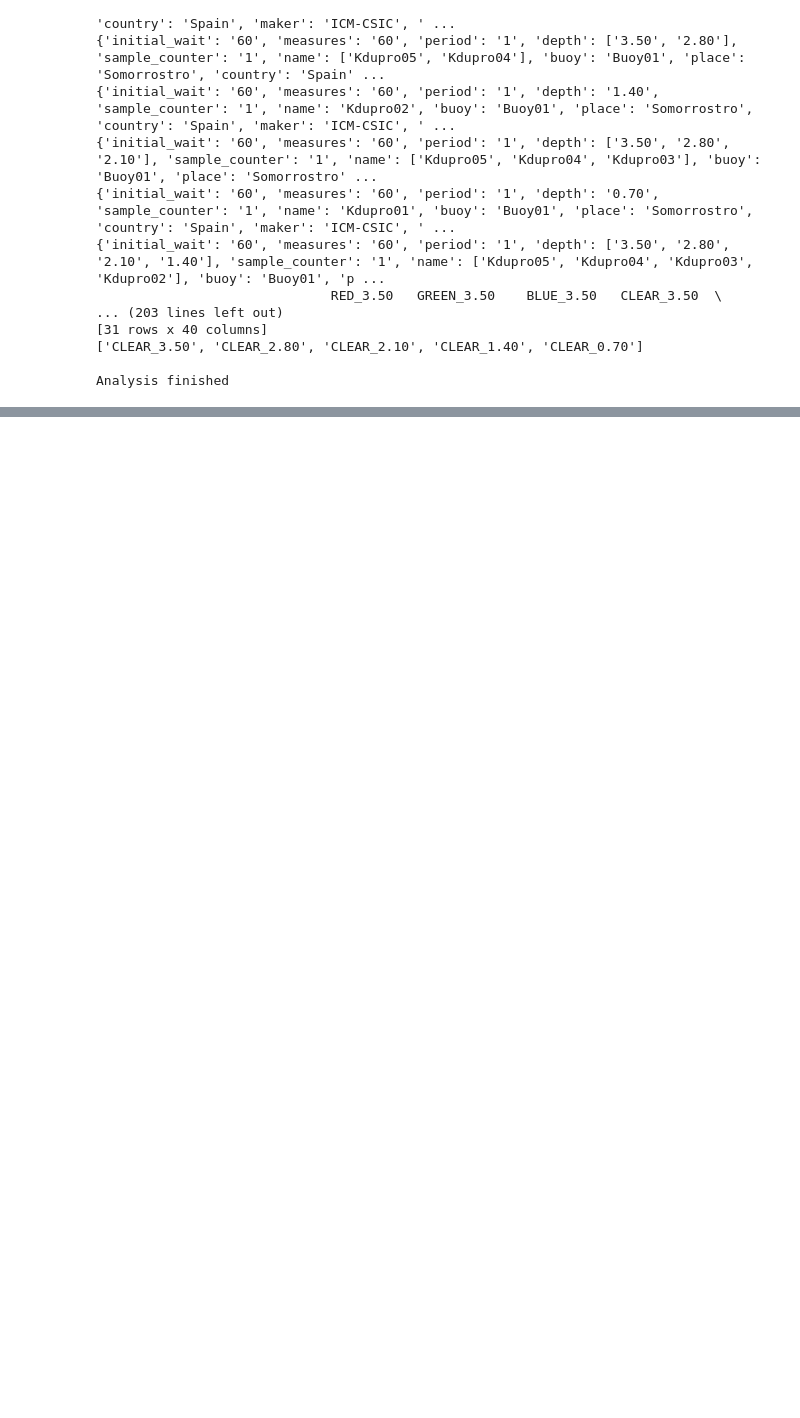
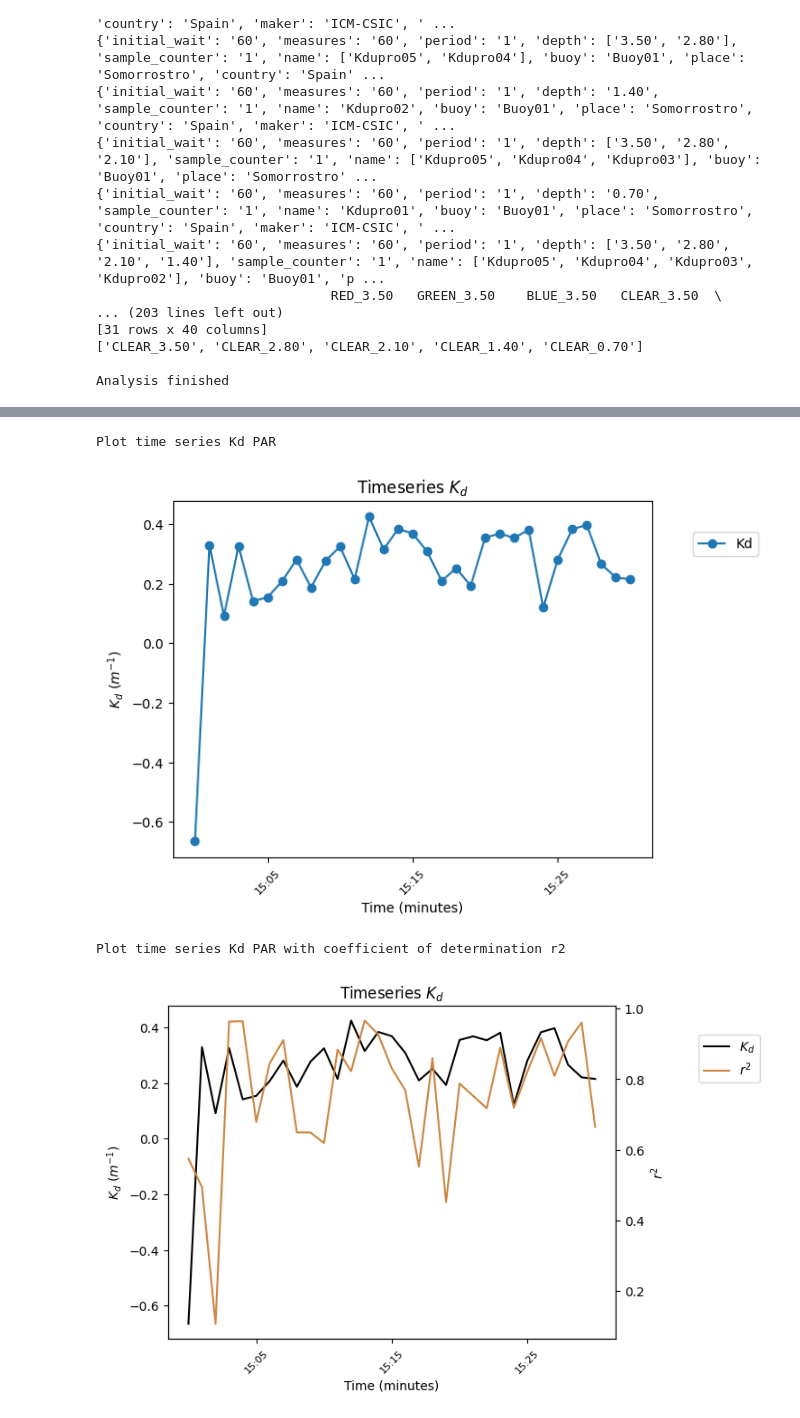
Before and after one commit to Carlos-Rodero/kduino_data_analysis_notebook, a Jupyter notebook: Kduino_Data_Analysis_Notebook.ipynb, the cells around one changed output, grey strips where cells are left out. Cells and saved outputs as stored; diff of their text form; code cells hidden in the pictures; blank space fills up the shorter version.

```diff
--- a/Kduino_Data_Analysis_Notebook.ipynb
+++ b/Kduino_Data_Analysis_Notebook.ipynb
@@ -542,7 +556,7 @@ ax.set_ylabel('$K_d$ ($m^{-1}$)')
 ax.xaxis.set_tick_params(rotation=45)
 ax.tick_params(axis='x', labelsize=8)
 ax.xaxis.set_major_formatter(mdates.DateFormatter('%H:%M'))
-plt.plot(wf_clear.data['Kd'], marker='o', linestyle="-")
+plt.plot(wf_all.data['KD_CLEAR'], marker='o', linestyle="-")
 plt.gca().xaxis.set_major_locator(mdates.MinuteLocator(interval=10))
 plt.xlabel("Time (minutes)")
 # plt.ylabel("Kd (m-1)")
@@ -556,32 +570,37 @@ ax.legend(["Kd"],
                           )
 plt.title("Timeseries $K_d$")
 # plt.rcParams['figure.figsize'] = [20/2.54, 16/2.54]
 plt.show()
 
 # Plot Kd
 print("\n\nPlot time series Kd PAR with coefficient of determination r2")
 plt.close('all')
 fig, ax = plt.subplots()
 twin1 = ax.twinx()
 twin1.set_ylabel('$r^2$')
 ax.set_ylabel('$K_d$ ($m^{-1}$)')
 ax.xaxis.set_tick_params(rotation=45)
 ax.tick_params(axis='x', labelsize=8)
 ax.xaxis.set_major_formatter(mdates.DateFormatter('%H:%M'))
-p1, = ax.plot(wf_clear.data['Kd'], color="black", linestyle='-',
+p1, = ax.plot(wf_all.data['KD_CLEAR'], color="black", linestyle='-',
                               label="$K_d$")
-p2, = twin1.plot(wf_clear.data['r2'], color="peru", linestyle='-', label="$r^2$")
+p2, = twin1.plot(wf_all.data['R2_CLEAR'], color="peru", linestyle='-', label="$r^2$")
 
 plt.gca().xaxis.set_major_locator(mdates.MinuteLocator(interval=10))
 ax.legend(handles=[p1, p2],
                           bbox_to_anchor=(1.35, 0.95),
                           borderaxespad=1.,
                           ncol=1,
                           fontsize=10,
                           title_fontsize=10,
                           prop={'size': 10}
                           )
 ax.set_xlabel("Time (minutes)")
 plt.title("Timeseries $K_d$")
 # plt.rcParams['figure.figsize'] = [20/2.54, 16/2.54]
 plt.show()
+# %% [output]
+Plot time series Kd PAR
+[figure, added]
+Plot time series Kd PAR with coefficient of determination r2
+[figure, added]
```
Also changed, not shown: parts of 1 cell of this notebook.
